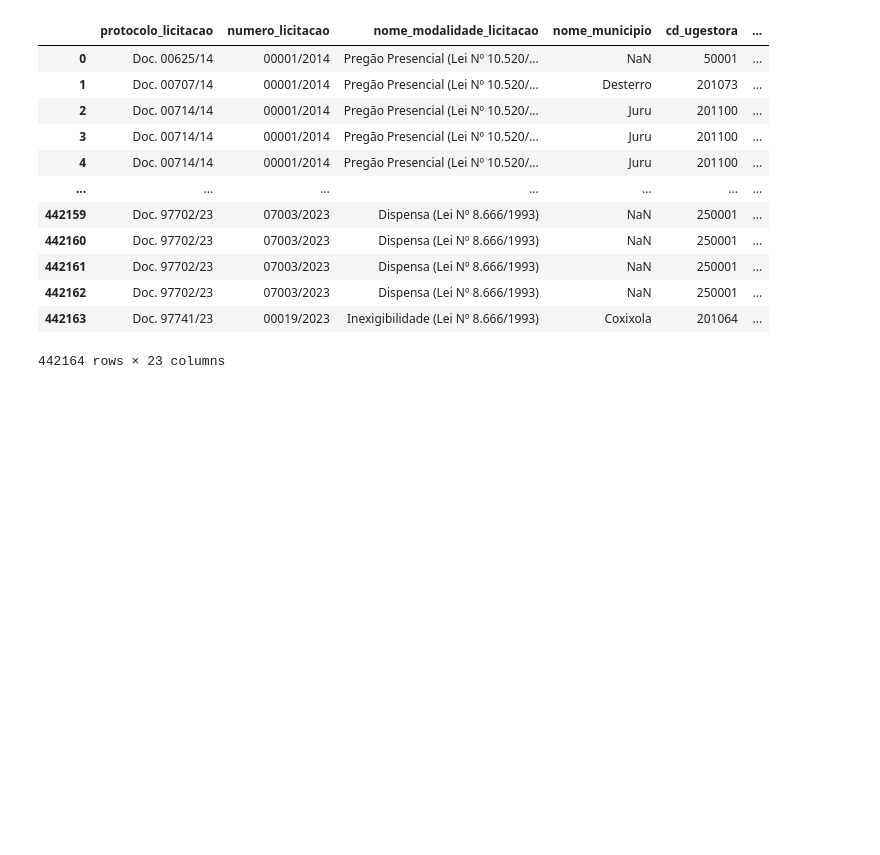
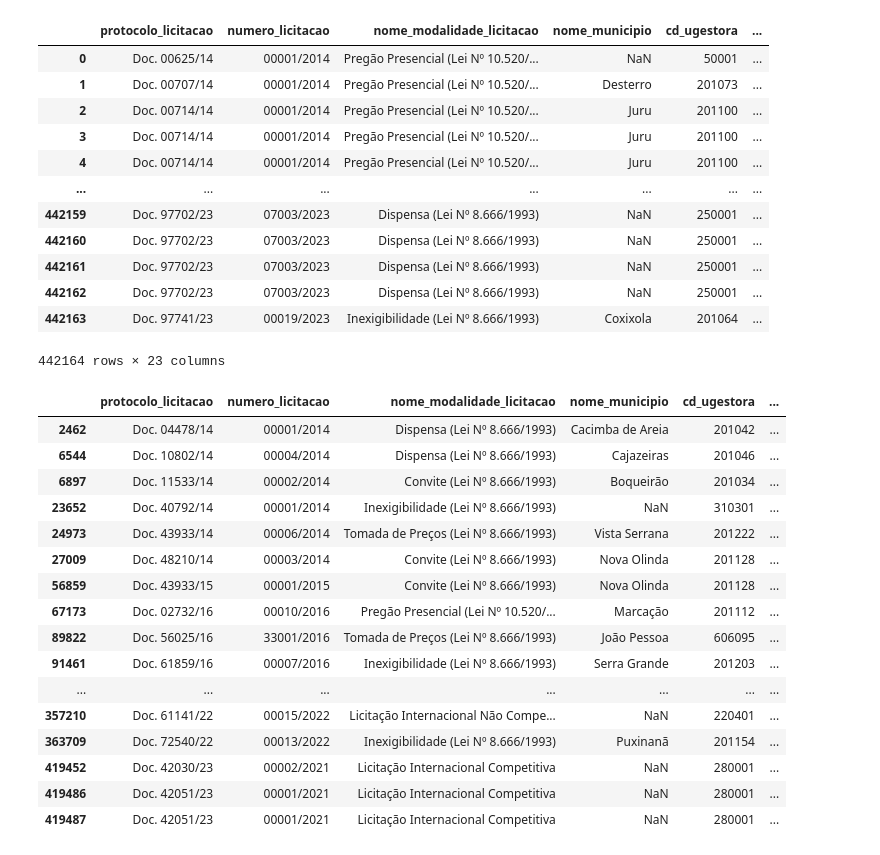
Before and after one commit to pedroafmelo/licitacoes, a Jupyter notebook: codigos/reading.ipynb, the cells around one changed output. Cells and saved outputs as stored; diff of their text form; code cells hidden in the pictures; blank space fills up the shorter version.

```diff
--- a/codigos/reading.ipynb
+++ b/codigos/reading.ipynb
@@ -20,3 +20,24 @@ licitacoes
 | 442162 | Doc. 97702/23 | 07003/2023 | Dispensa (Lei Nº 8.666/1993) | NaN | 250001 | ... |
 | 442163 | Doc. 97741/23 | 00019/2023 | Inexigibilidade (Lei Nº 8.666/1993) | Coxixola | 201064 | ... |
 442164 rows × 23 columns
+# %%
+nan_values = licitacoes["cpf_cnpj_proponente"].isna()
+licitacoes.query("@nan_values == True")
+# %% [output]
+|  | protocolo_licitacao | numero_licitacao | nome_modalidade_licitacao | nome_municipio | cd_ugestora | ... |
+| 2462 | Doc. 04478/14 | 00001/2014 | Dispensa (Lei Nº 8.666/1993) | Cacimba de Areia | 201042 | ... |
+| 6544 | Doc. 10802/14 | 00004/2014 | Dispensa (Lei Nº 8.666/1993) | Cajazeiras | 201046 | ... |
+| 6897 | Doc. 11533/14 | 00002/2014 | Convite (Lei Nº 8.666/1993) | Boqueirão | 201034 | ... |
+| 23652 | Doc. 40792/14 | 00001/2014 | Inexigibilidade (Lei Nº 8.666/1993) | NaN | 310301 | ... |
+| 24973 | Doc. 43933/14 | 00006/2014 | Tomada de Preços (Lei Nº 8.666/1993) | Vista Serrana | 201222 | ... |
+| 27009 | Doc. 48210/14 | 00003/2014 | Convite (Lei Nº 8.666/1993) | Nova Olinda | 201128 | ... |
+| 56859 | Doc. 43933/15 | 00001/2015 | Convite (Lei Nº 8.666/1993) | Nova Olinda | 201128 | ... |
+| 67173 | Doc. 02732/16 | 00010/2016 | Pregão Presencial (Lei Nº 10.520/... | Marcação | 201112 | ... |
+| 89822 | Doc. 56025/16 | 33001/2016 | Tomada de Preços (Lei Nº 8.666/1993) | João Pessoa | 606095 | ... |
+| 91461 | Doc. 61859/16 | 00007/2016 | Inexigibilidade (Lei Nº 8.666/1993) | Serra Grande | 201203 | ... |
+| ... | ... | ... | ... | ... | ... | ... |
+| 357210 | Doc. 61141/22 | 00015/2022 | Licitação Internacional Não Compe... | NaN | 220401 | ... |
+| 363709 | Doc. 72540/22 | 00013/2022 | Inexigibilidade (Lei Nº 8.666/1993) | Puxinanã | 201154 | ... |
+| 419452 | Doc. 42030/23 | 00002/2021 | Licitação Internacional Competitiva | NaN | 280001 | ... |
+| 419486 | Doc. 42051/23 | 00001/2021 | Licitação Internacional Competitiva | NaN | 280001 | ... |
+| 419487 | Doc. 42051/23 | 00001/2021 | Licitação Internacional Competitiva | NaN | 280001 | ... |
```
Also changed, not shown: parts of 3 cells of this notebook, 1 other file.
